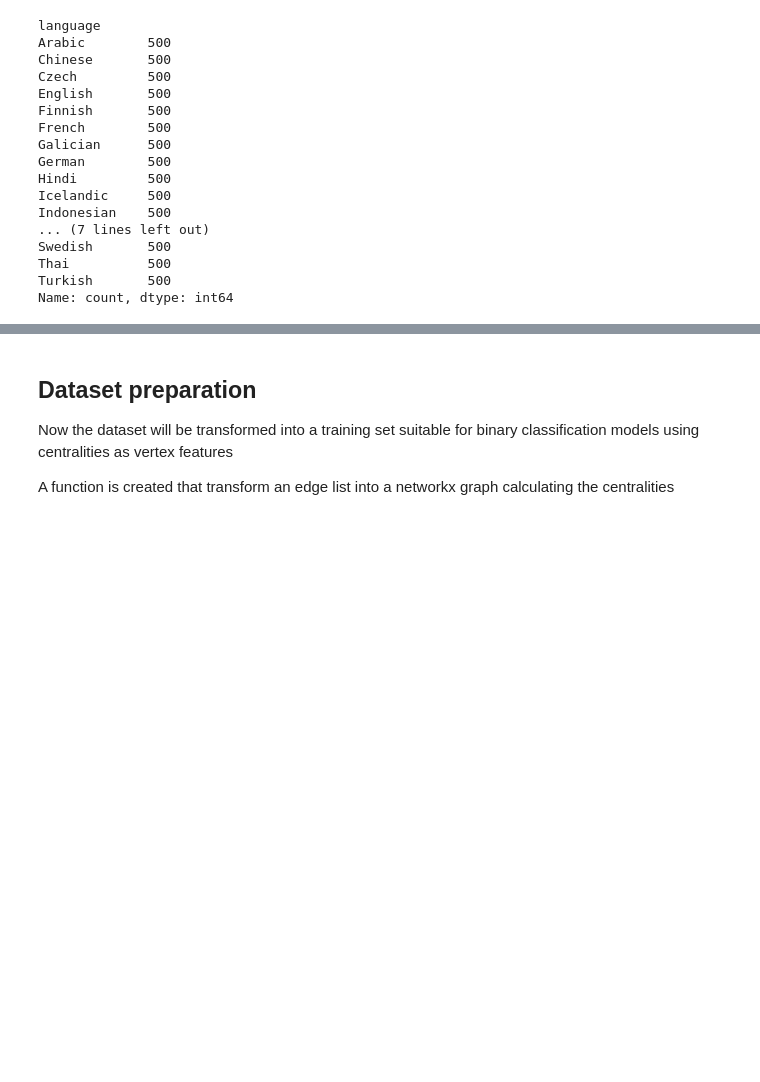
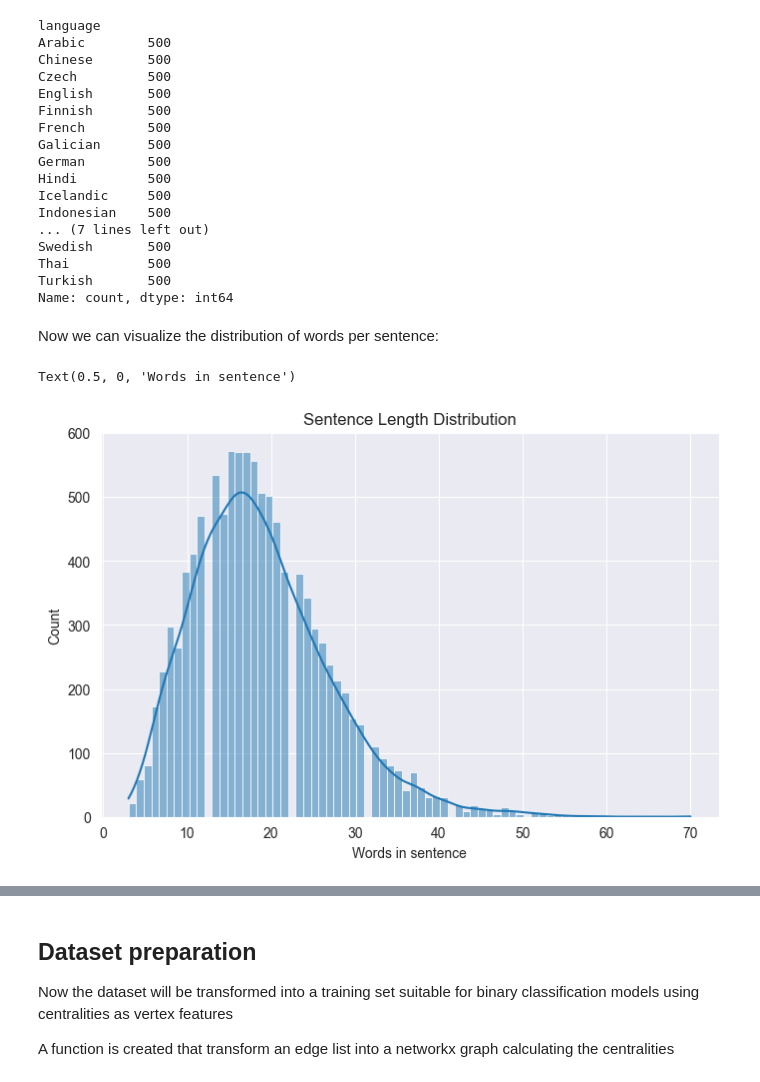
Before and after one commit to stef4k/ml-project-root-node-in-free-tree, a Jupyter notebook: notebooks/data_preprocessing.ipynb, the cells around one changed output, grey strips where cells are left out. Drawn from its saved outputs; the diff is of its cells as text; code cells hidden in the pictures; blank space fills up the shorter version.

Commit message:
Add exploraty analysis plots for sentence distributions

```diff
--- a/notebooks/data_preprocessing.ipynb
+++ b/notebooks/data_preprocessing.ipynb
@@ -76,3 +78,15 @@ Swedish       500
 Thai          500
 Turkish       500
 Name: count, dtype: int64
+# %% [markdown]
+Now we can visualize the distribution of words per sentence:
+# %%
+plt.figure(figsize=(8, 5))
+sns.set_style("darkgrid")
+sns.histplot(data=data, x="n", kde=True)
+plt.title('Sentence Length Distribution')
+plt.ylabel('Count')
+plt.xlabel('Words in sentence')
+# %% [output]
+Text(0.5, 0, 'Words in sentence')
+[figure, added]
```
Also changed, not shown: parts of 6 cells of this notebook, 1 other file.
